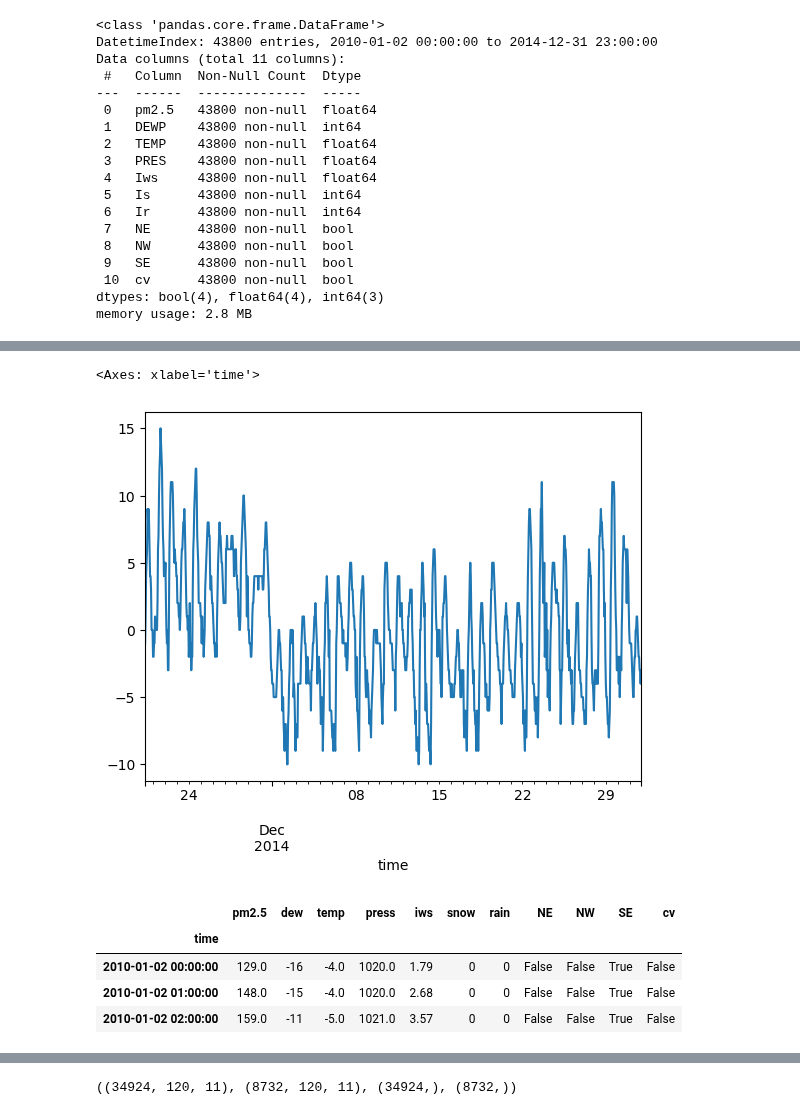
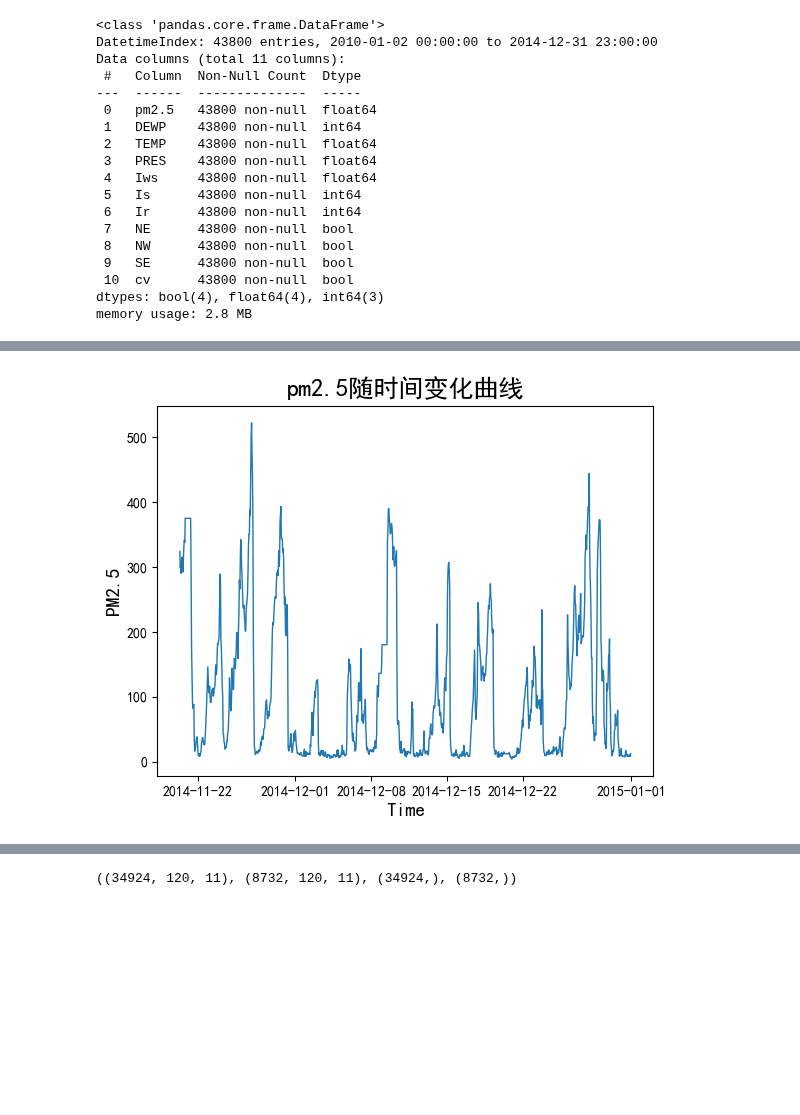
Before and after one commit to LiuBaiWan592/Pytorch-Deep-Learning, a Jupyter notebook: RiYueGuangHua/30. Sequence Prediction Example - Beijing Air Pollution Prediction.ipynb, the cells around one changed output, grey strips where cells are left out. Saved outputs shown, nothing was run; the diff lists cells and outputs as text; code cells hidden in the pictures; blank space fills up the shorter version.

```diff
--- a/RiYueGuangHua/30. Sequence Prediction Example - Beijing Air Pollution Prediction.ipynb
+++ b/RiYueGuangHua/30. Sequence Prediction Example - Beijing Air Pollution Prediction.ipynb
@@ -174,13 +168,0 @@ data['pm2.5'][-1000:].plot()
-# %%
-data['temp'][-1000:].plot()
-# %% [output]
-<Axes: xlabel='time'>
-[figure, removed]
-# %%
-data.head(3)
-# %% [output]
-|  | pm2.5 | dew | temp | press | iws | snow | rain | NE | NW | SE | cv |
-| time |  |  |  |  |  |  |  |  |  |  |  |
-| 2010-01-02 00:00:00 | 129.0 | -16 | -4.0 | 1020.0 | 1.79 | 0 | 0 | False | False | True | False |
-| 2010-01-02 01:00:00 | 148.0 | -15 | -4.0 | 1020.0 | 2.68 | 0 | 0 | False | False | True | False |
-| 2010-01-02 02:00:00 | 159.0 | -11 | -5.0 | 1021.0 | 3.57 | 0 | 0 | False | False | True | False |
@@ -189,0 +169,13 @@ delay = 24
+# %%
+# 查看最后1000次观测PM2.5的变化情况
+plt.plot(data['pm2.5'][-1000:],linewidth=1) #设置线条宽度
+#设置图标标题，并在坐标轴上添加标签
+plt.title("pm2.5随时间变化曲线",fontsize=18)
+plt.xlabel('Time',fontsize=14)
+plt.ylabel('PM2.5',fontsize=14)
+
+plt.rcParams['font.sans-serif']=['SimHei'] # 用来正常显示中文标签（中文乱码问题）
+
+plt.show() # 展示图形
+# %% [output]
+[figure, added]
```
Also changed, not shown: parts of 7 cells of this notebook.
